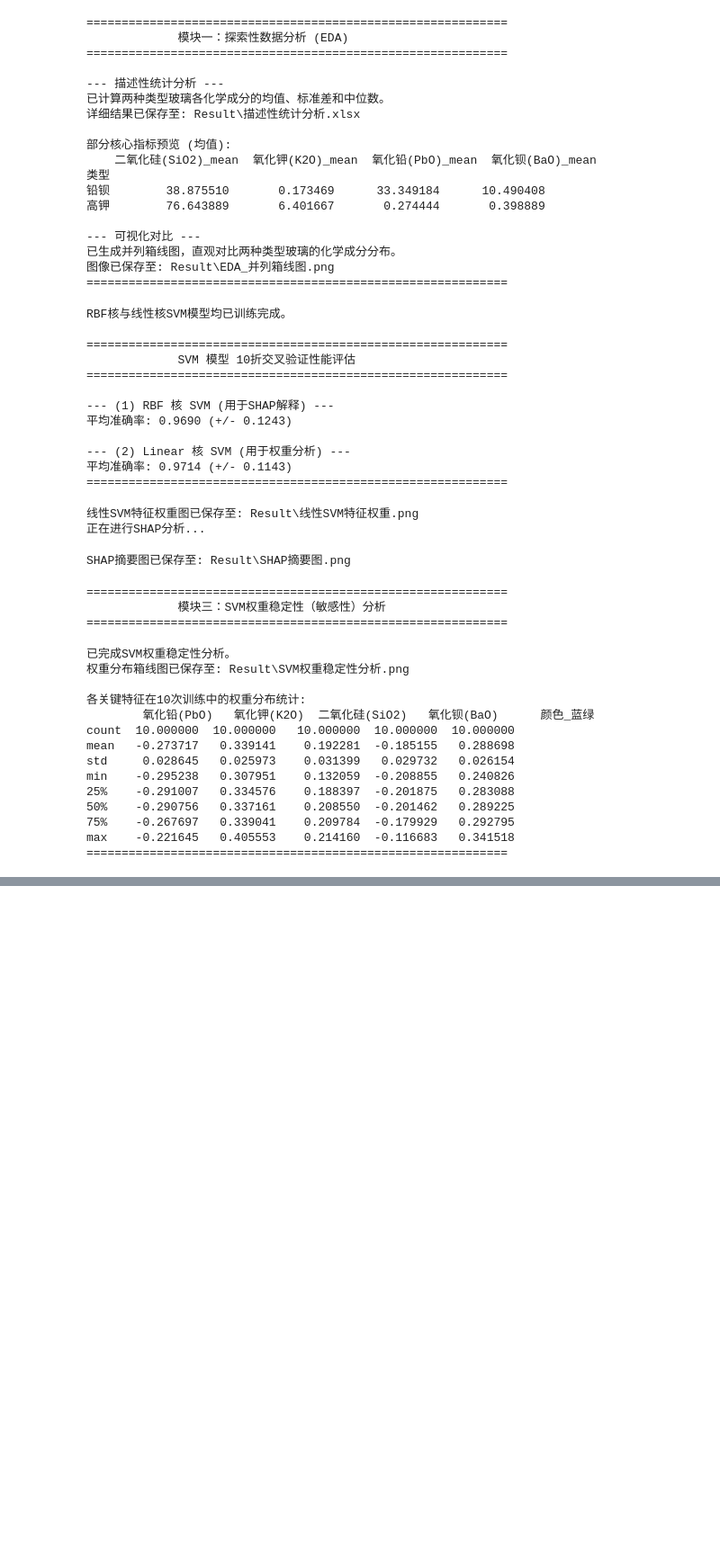
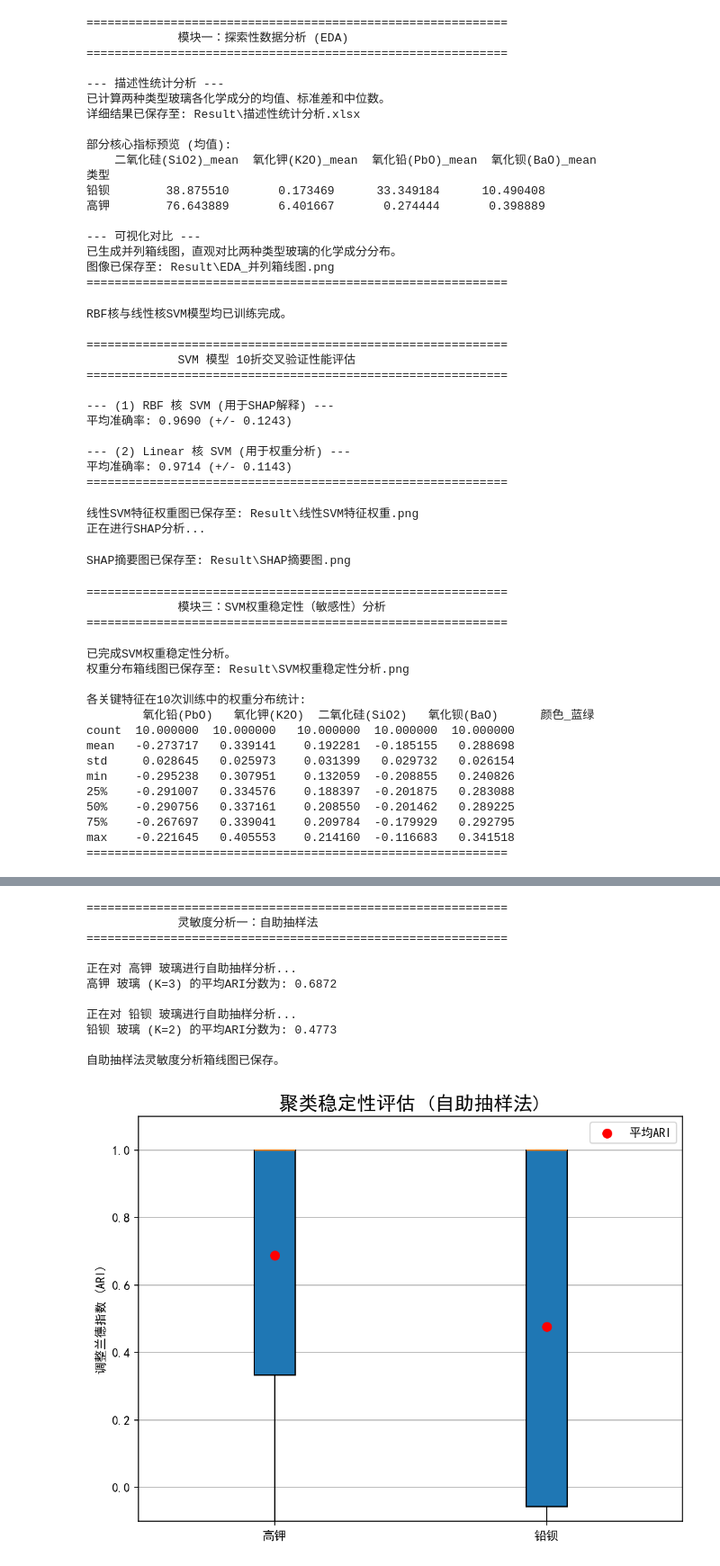
Before and after one commit to fall-fall/2022C, a Jupyter notebook: Code/2/train.ipynb, the cells around one changed output, grey strips where cells are left out. Shown at 90% size. Cells and saved outputs as stored; diff of their text form; code cells hidden in the pictures; blank space fills up the shorter version.

```diff
--- a/Code/2/train.ipynb
+++ b/Code/2/train.ipynb
@@ -563,0 +812,69 @@ print(f"\n灵敏度分析结果箱线图已保存至: {ari_plot_path}")
+# %%
+# ==============================================================================
+# 灵敏度分析一：自助抽样法 (Bootstrap Sampling)
+# ==============================================================================
+# 假设 all_final_clustered_data, selected_features, output_dir 变量已在您的环境中
+N_BOOTSTRAPS = 100
+ari_scores_bootstrap = {}
+
+print("\n" + "="*60)
+print("             灵敏度分析一：自助抽样法")
+print("="*60)
+
+for glass_type, df_full_data in all_final_clustered_data.items():
+    print(f"\n正在对 {glass_type} 玻璃进行自助抽样分析...")
+
+    features = selected_features[glass_type]
+    k = df_full_data['亚类'].nunique()
+    baseline_labels = df_full_data['亚类']
+    scores = []
+
+    for i in range(N_BOOTSTRAPS):
+        boot_indices = resample(df_full_data.index)
+        df_boot = df_full_data.loc[boot_indices]
+        if len(df_boot) < k: continue
+        X_boot_scaled = StandardScaler().fit_transform(df_boot[features])
+
+        linked_boot = linkage(X_boot_scaled, method='ward')
+        boot_labels = fcluster(linked_boot, k, criterion='maxclust')
+
+        temp_df = pd.DataFrame({'original_index': boot_indices, 'boot_label': boot_labels})
+        boot_labels_map = temp_df.drop_duplicates(subset=['original_index']).set_index('original_index')
+
+        common_indices = boot_labels_map.index
+        baseline_subset = baseline_labels.loc[common_indices]
+        boot_subset = boot_labels_map['boot_label']
+
+        if len(baseline_subset.unique()) < 2 or len(boot_subset.unique()) < 2: continue
+        score = adjusted_rand_score(baseline_subset, boot_subset)
+        scores.append(score)
+
+    ari_scores_bootstrap[glass_type] = scores
+    print(f"{glass_type} 玻璃 (K={k}) 的平均ARI分数为: {np.mean(scores):.4f}")
+
+# 可视化ARI分数
+fig, ax = plt.subplots(figsize=(8, 6))
+ax.boxplot(ari_scores_bootstrap.values(), vert=True, labels=ari_scores_bootstrap.keys(), patch_artist=True)
+ax.set_title('聚类稳定性评估 (自助抽样法)', fontsize=16)
+ax.set_ylabel('调整兰德指数 (ARI)'); ax.yaxis.grid(True); ax.set_ylim(-0.1, 1.1)
+means = [np.mean(s) for s in ari_scores_bootstrap.values()]
+ax.scatter(range(1, len(means) + 1), means, marker='o', color='red', s=50, zorder=3, label='平均ARI')
+ax.legend()
+ari_plot_path = output_dir / '灵敏度分析_自助抽样法.png'
+plt.savefig(ari_plot_path, dpi=300)
+
+print(f"\n自助抽样法灵敏度分析箱线图已保存。")
+plt.show()
+# %% [output]
+============================================================
+             灵敏度分析一：自助抽样法
+============================================================
+
+正在对 高钾 玻璃进行自助抽样分析...
+高钾 玻璃 (K=3) 的平均ARI分数为: 0.6872
+
+正在对 铅钡 玻璃进行自助抽样分析...
+铅钡 玻璃 (K=2) 的平均ARI分数为: 0.4773
+
+自助抽样法灵敏度分析箱线图已保存。
+[figure, added]
```
Also changed, not shown: parts of 11 cells of this notebook, 44 other files.
